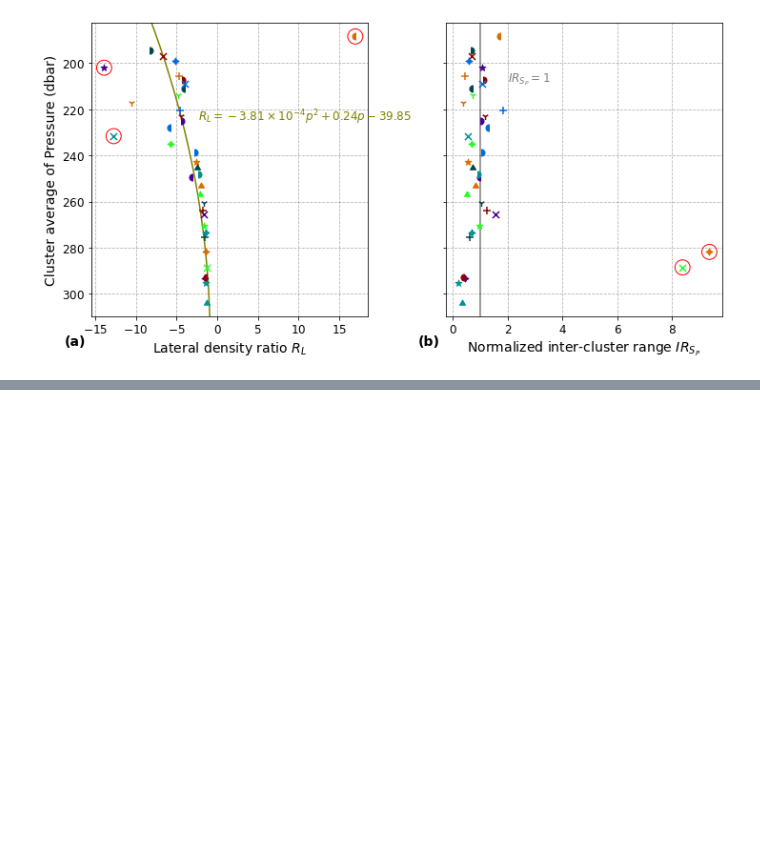
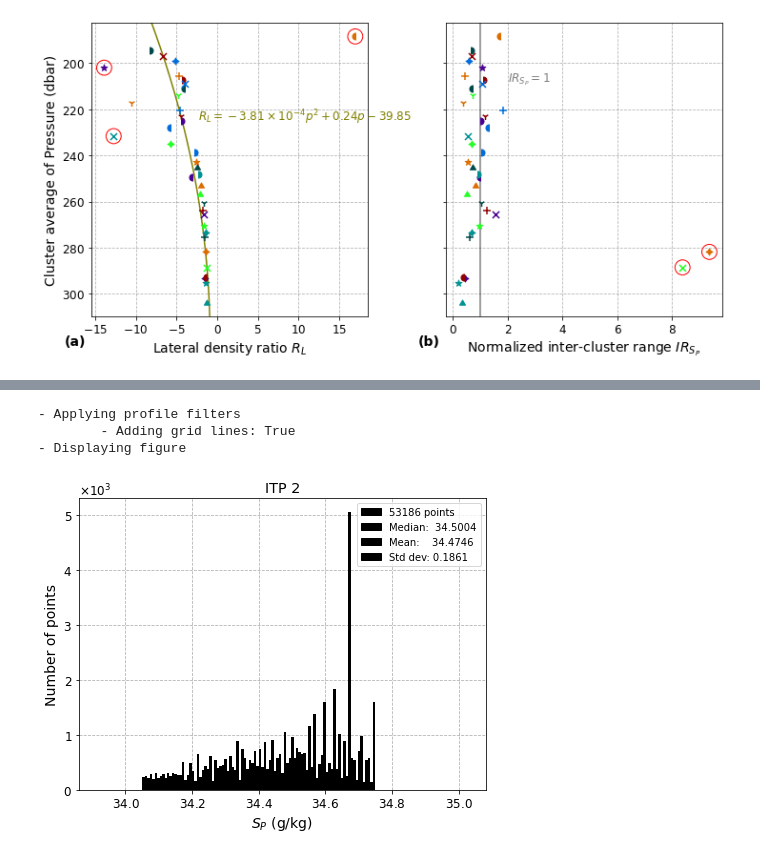
Before and after one commit to JustinTrenchcoat/Staircase_Clustering, a Jupyter notebook: Create_Figures.ipynb, the cells around one changed output, grey strips where cells are left out. Saved outputs shown, nothing was run; the diff lists cells and outputs as text; code cells hidden in the pictures; blank space fills up the shorter version.

```diff
--- a/Create_Figures.ipynb
+++ b/Create_Figures.ipynb
@@ -583,0 +750,13 @@ ahf.make_figure([group_ITP2_some_pfs_0, group_ITP2_some_pfs_1], use_same_x_axis=
+# %%
+## Histogram of practical salinity
+# Make the Plot Parameters
+pp_SP_hist = ahf.Plot_Parameters(x_vars=['SP'], y_vars=['hist'], clr_map='clr_all_same')
+# Make the Analysis Group
+group_SP_hist = ahf.Analysis_Group(ds_ITP2_all, pfs_ITP2, pp_SP_hist)
+# Make the figure
+ahf.make_figure([group_SP_hist])
+# %% [output]
+- Applying profile filters
+        - Adding grid lines: True
+- Displaying figure
+[figure, added]
```
Also changed, not shown: parts of 20 cells of this notebook, 3 other files.
